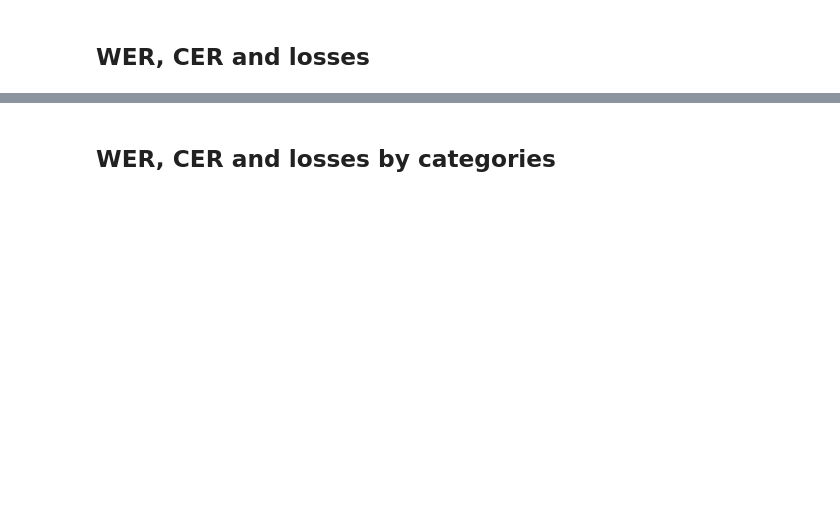
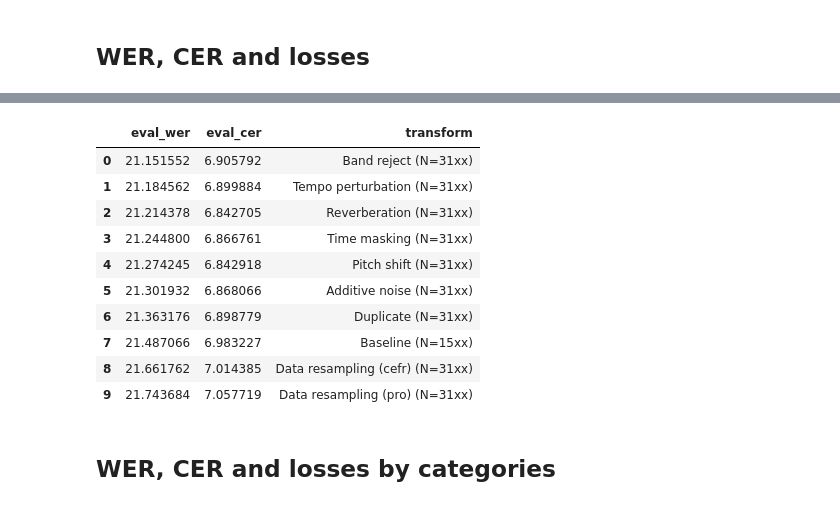
Before and after one commit to lunsanna/asa-with-limited-data, a Jupyter notebook: plots/plot_analysis.ipynb, the cells around one changed output, grey strips where cells are left out. Cells and saved outputs as stored; diff of their text form; code cells hidden in the pictures; blank space fills up the shorter version.

```diff
--- a/plots/plot_analysis.ipynb
+++ b/plots/plot_analysis.ipynb
@@ -87,23 +87,27 @@ def plot_metrics(df, ys, group, x="epoch", titles=None, rows=None, cols=2, heigh
     fig.update_xaxes(title=x.title())
     fig.show()
 # %%
-all_wer_cer = []
-all_losses = []
+def get_asr_metrics(plot_epochs:bool=False):
+    all_wer_cer = []
+    all_losses = []
 
-for name, paths in asr_output_paths.items():
-    wer_cer, losses = get_df(paths)
-    wer_cer["transform"] = name
-    losses["transform"] = name
-    all_wer_cer.append(wer_cer)
-    all_losses.append(losses)
+    for name, paths in asr_output_paths.items():
+        wer_cer, losses = get_df(paths)
+        wer_cer["transform"] = name
+        losses["transform"] = name
+        all_wer_cer.append(wer_cer)
+        all_losses.append(losses)
 
-all_wer_cer = pd.concat(all_wer_cer)
-all_losses = pd.concat(all_losses)
+    all_wer_cer = pd.concat(all_wer_cer)
+    all_losses = pd.concat(all_losses)
 
-plot_metrics(all_wer_cer,
-             ys=["eval_wer", "eval_cer"],
-             group="transform",
-             titles=["Eval WER (%)", "Eval CER (%)"], rows=1)
+    if plot_epochs:
+        plot_metrics(all_wer_cer,
+                     ys=["eval_wer", "eval_cer"],
+                     group="transform",
+                     titles=["Eval WER (%)", "Eval CER (%)"], rows=1)
+
+    return all_wer_cer, all_losses
 
 # plot_metrics(all_losses,
 #              ys=["eval_loss", "loss"],
@@ -114,3 +116,24 @@ plot_metrics(all_wer_cer,
+# %%
+def print_asr_rank(all_wer_cer):
+    return all_wer_cer[all_wer_cer.epoch==20] \
+                    .drop("epoch", axis=1) \
+                    .sort_values("eval_wer") \
+                    .reset_index(drop=True)
+# %%
+all_wer_cer, _ = get_asr_metrics()
+print_asr_rank(all_wer_cer)
+# %% [output]
+|  | eval_wer | eval_cer | transform |
+| 0 | 21.151552 | 6.905792 | Band reject (N=31xx) |
+| 1 | 21.184562 | 6.899884 | Tempo perturbation (N=31xx) |
+| 2 | 21.214378 | 6.842705 | Reverberation (N=31xx) |
+| 3 | 21.244800 | 6.866761 | Time masking (N=31xx) |
+| 4 | 21.274245 | 6.842918 | Pitch shift (N=31xx) |
+| 5 | 21.301932 | 6.868066 | Additive noise (N=31xx) |
+| 6 | 21.363176 | 6.898779 | Duplicate (N=31xx) |
+| 7 | 21.487066 | 6.983227 | Baseline (N=15xx) |
+| 8 | 21.661762 | 7.014385 | Data resampling (cefr) (N=31xx) |
+| 9 | 21.743684 | 7.057719 | Data resampling (pro) (N=31xx) |
 # %% [markdown]
 ## WER, CER and losses by categories
 # %%
```
Also changed, not shown: parts of 26 cells of this notebook, 5 other files.
